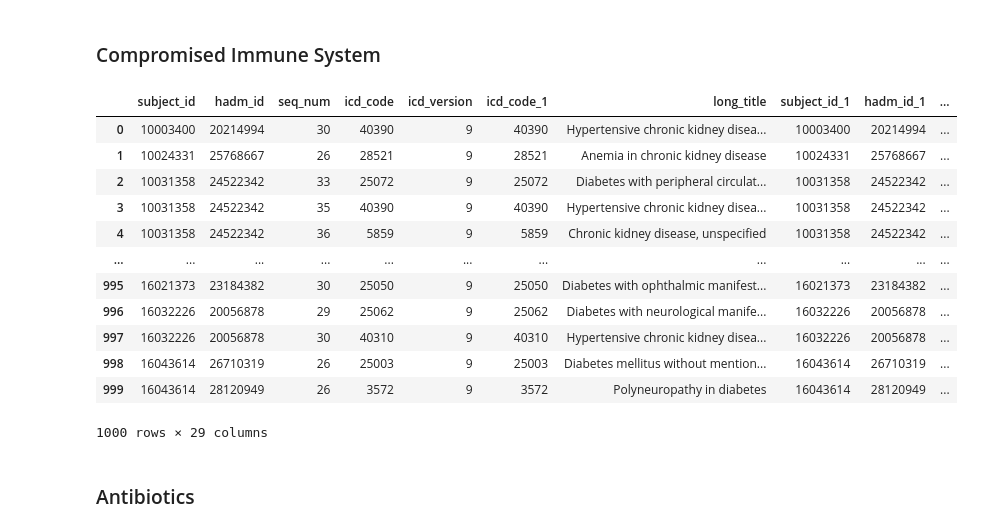
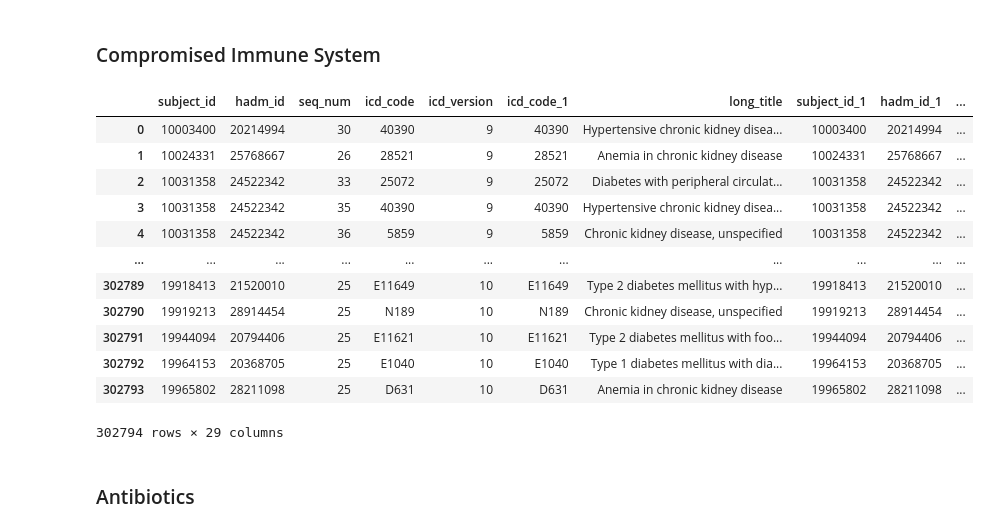
Before and after one commit to wdemichele/COMP90089-VAP-Diagnosis, a Jupyter notebook: HAI_Basic_Info.ipynb, the cells around one changed output. Saved outputs shown, nothing was run; the diff lists cells and outputs as text; code cells hidden in the pictures.

```diff
--- a/HAI_Basic_Info.ipynb
+++ b/HAI_Basic_Info.ipynb
@@ -102,6 +102,7 @@ file_path = '/content/gdrive/MyDrive/' + file_name
 # %% [output]
 Mounted at /content/gdrive
 # %%
+from pickle import NONE
 # utils
 from enum import Enum
 
@@ -109,18 +110,22 @@ class Type(Enum):
     ICDCodes = 1
     ICUStay = 2
     AdmidFirst = 3
+    PatientAdmission = 4
 
-def get_patient_query(terms, limit=True):
+def get_patient_query(terms, limit=True, override_base_query = NONE):
   join_icd_codes = """INNER JOIN ICDCodes c
   ON c.icd_code = d.icd_code"""
-  join_icu_stay = """INNER JOIN ICUStay stay
+  join_icu_stay = """LEFT JOIN ICUStay stay
   ON d.hadm_id = stay.hadm_id and d.subject_id = stay.subject_id"""
   join_admid_first = """INNER JOIN AdmidFirst ad
   ON ad.hadm_id < d.hadm_id"""
+  join_subject_admid_id = """INNER JOIN PatientAdmission patad
+  ON patad.hadm_id = d.hadm_id and patad.hadm_id = d.hadm_id"""
   cluases = {
       Type.ICDCodes: join_icd_codes,
       Type.ICUStay: join_icu_stay,
-      Type.AdmidFirst: join_admid_first
+      Type.AdmidFirst: join_admid_first,
+      Type.PatientAdmission: join_subject_admid_id
   }
 
   base_patient_query = """SELECT *
@@ -131,6 +136,9 @@ def get_patient_query(terms, limit=True):
   INNER JOIN `physionet-data.mimiciv_hosp.patients` p
     ON d.subject_id = p.subject_id
   {}"""
+
+  if override_base_query is not NONE:
+    base_patient_query = override_base_query
 
   join_cluases = '\n'.join([cluases[term] for term in terms])
   return base_patient_query.format(join_cluases, "LIMIT 1000" if limit else "")
@@ -191,40 +199,40 @@ def add_like_query(query, terms, label="long_title"):
 # %%
 urinary_abnorm_terms = ["obstruction", "urinary retention", "congenital anomaly",
                     "vesicoureteral reflux", "bladder diverticulum"]
 
 
 # ICD Diagnoses immune-compromising conditions such as Leukemia, HIV and Diabetes
 # Patients with conditions like HIV, diabetes, or those receiving immunosuppressants are more susceptible to infections, including CAUTIs
 immune_compromised_cte  = {}
 
 
 immune_compromised_terms = [
     "hiv", "aids", "diabetes", "organ transplant", "leukemia", "lymphoma",
     "cancer", "chronic kidney disease", "end-stage renal disease", "splenectomy",
     "bone marrow transplant", "malnutrition", "congenital immune deficiencies"
 ]
 
 immune_compromised_diagnoses = add_like_query("SELECT icd_code, long_title FROM `physionet-data.mimiciv_hosp.d_icd_diagnoses`", immune_compromised_terms)
 
 immune_compromised_cte["ICDCodes"] = immune_compromised_diagnoses
 
-immune_compromised_patients_sql = generate_sql_with_ctes(immune_compromised_cte, get_patient_query([Type.ICDCodes]))
+immune_compromised_patients_sql = generate_sql_with_ctes(immune_compromised_cte, get_patient_query([Type.ICDCodes], False))
 immune_compromised_patients = run_query(immune_compromised_patients_sql)
 immune_compromised_patients
 # %% [output]
 |  | subject_id | hadm_id | seq_num | icd_code | icd_version | icd_code_1 | long_title | subject_id_1 | hadm_id_1 | ... |
 | 0 | 10003400 | 20214994 | 30 | 40390 | 9 | 40390 | Hypertensive chronic kidney disea... | 10003400 | 20214994 | ... |
 | 1 | 10024331 | 25768667 | 26 | 28521 | 9 | 28521 | Anemia in chronic kidney disease | 10024331 | 25768667 | ... |
 | 2 | 10031358 | 24522342 | 33 | 25072 | 9 | 25072 | Diabetes with peripheral circulat... | 10031358 | 24522342 | ... |
 | 3 | 10031358 | 24522342 | 35 | 40390 | 9 | 40390 | Hypertensive chronic kidney disea... | 10031358 | 24522342 | ... |
 | 4 | 10031358 | 24522342 | 36 | 5859 | 9 | 5859 | Chronic kidney disease, unspecified | 10031358 | 24522342 | ... |
 | ... | ... | ... | ... | ... | ... | ... | ... | ... | ... | ... |
-| 995 | 16021373 | 23184382 | 30 | 25050 | 9 | 25050 | Diabetes with ophthalmic manifest... | 16021373 | 23184382 | ... |
-| 996 | 16032226 | 20056878 | 29 | 25062 | 9 | 25062 | Diabetes with neurological manife... | 16032226 | 20056878 | ... |
-| 997 | 16032226 | 20056878 | 30 | 40310 | 9 | 40310 | Hypertensive chronic kidney disea... | 16032226 | 20056878 | ... |
-| 998 | 16043614 | 26710319 | 26 | 25003 | 9 | 25003 | Diabetes mellitus without mention... | 16043614 | 26710319 | ... |
-| 999 | 16043614 | 28120949 | 26 | 3572 | 9 | 3572 | Polyneuropathy in diabetes | 16043614 | 28120949 | ... |
+| 302789 | 19918413 | 21520010 | 25 | E11649 | 10 | E11649 | Type 2 diabetes mellitus with hyp... | 19918413 | 21520010 | ... |
+| 302790 | 19919213 | 28914454 | 25 | N189 | 10 | N189 | Chronic kidney disease, unspecified | 19919213 | 28914454 | ... |
+| 302791 | 19944094 | 20794406 | 25 | E11621 | 10 | E11621 | Type 2 diabetes mellitus with foo... | 19944094 | 20794406 | ... |
+| 302792 | 19964153 | 20368705 | 25 | E1040 | 10 | E1040 | Type 1 diabetes mellitus with dia... | 19964153 | 20368705 | ... |
+| 302793 | 19965802 | 28211098 | 25 | D631 | 10 | D631 | Anemia in chronic kidney disease | 19965802 | 28211098 | ... |
-1000 rows × 29 columns
+302794 rows × 29 columns
 # %% [markdown]
 ### Antibiotics
 # %% [markdown]
```
Also changed, not shown: parts of 35 cells of this notebook.
